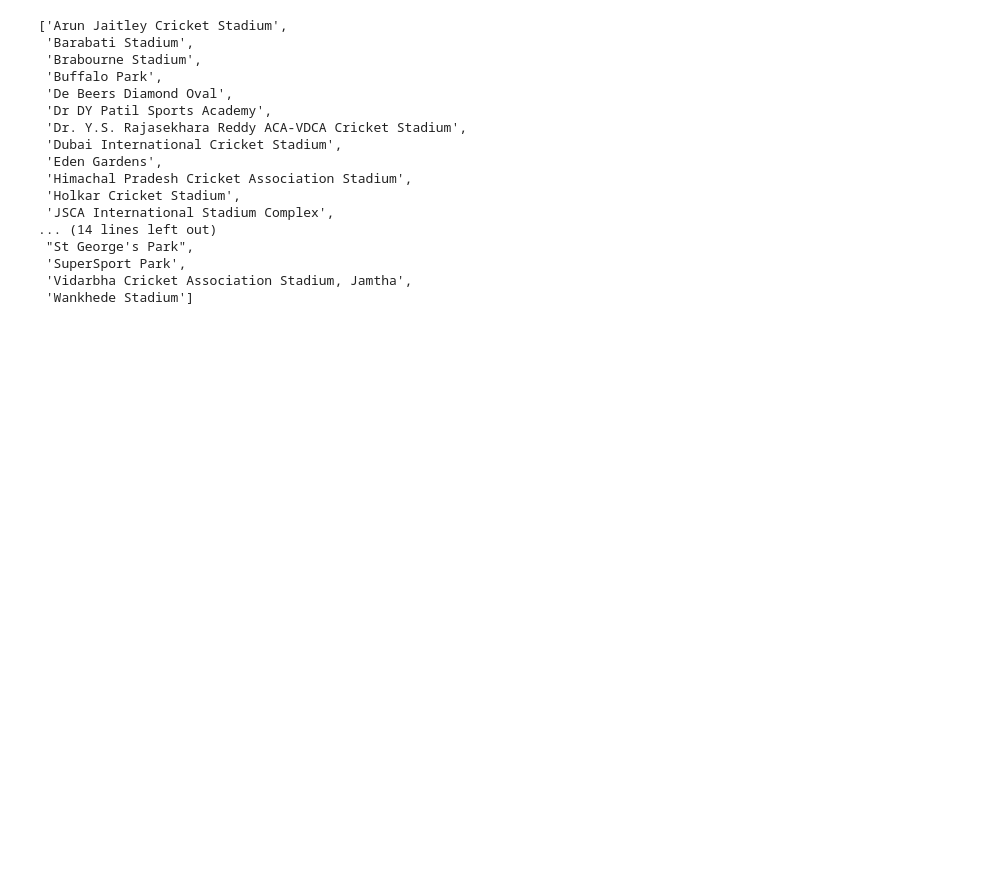
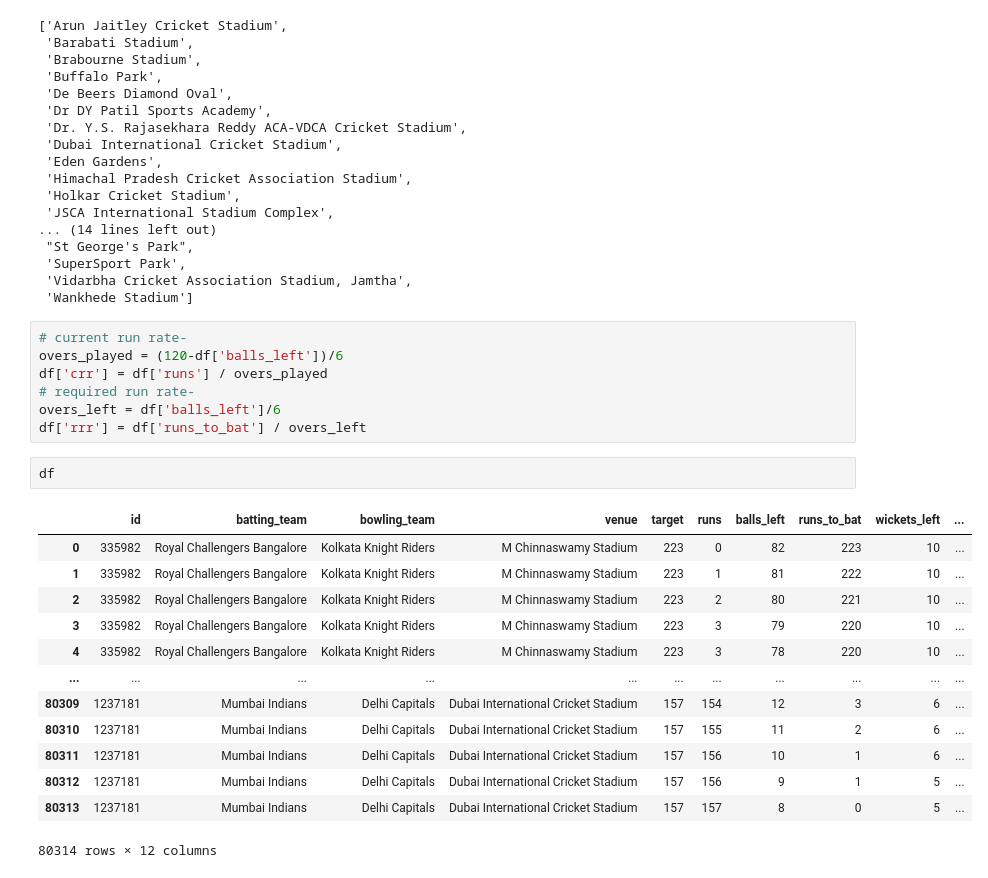
Before and after one commit to prayashdash1729/IPL_win_prediction, a Jupyter notebook: data.ipynb, the cells around one changed output. Saved outputs shown, nothing was run; the diff lists cells and outputs as text; blank space fills up the shorter version.

```diff
--- a/data.ipynb
+++ b/data.ipynb
@@ -617,3 +617,26 @@ sorted(df['venue'].unique())
  'SuperSport Park',
  'Vidarbha Cricket Association Stadium, Jamtha',
  'Wankhede Stadium']
+# %%
+# current run rate-
+overs_played = (120-df['balls_left'])/6
+df['crr'] = df['runs'] / overs_played
+# required run rate-
+overs_left = df['balls_left']/6
+df['rrr'] = df['runs_to_bat'] / overs_left
+# %%
+df
+# %% [output]
+|  | id | batting_team | bowling_team | venue | target | runs | balls_left | runs_to_bat | wickets_left | ... |
+| 0 | 335982 | Royal Challengers Bangalore | Kolkata Knight Riders | M Chinnaswamy Stadium | 223 | 0 | 82 | 223 | 10 | ... |
+| 1 | 335982 | Royal Challengers Bangalore | Kolkata Knight Riders | M Chinnaswamy Stadium | 223 | 1 | 81 | 222 | 10 | ... |
+| 2 | 335982 | Royal Challengers Bangalore | Kolkata Knight Riders | M Chinnaswamy Stadium | 223 | 2 | 80 | 221 | 10 | ... |
+| 3 | 335982 | Royal Challengers Bangalore | Kolkata Knight Riders | M Chinnaswamy Stadium | 223 | 3 | 79 | 220 | 10 | ... |
+| 4 | 335982 | Royal Challengers Bangalore | Kolkata Knight Riders | M Chinnaswamy Stadium | 223 | 3 | 78 | 220 | 10 | ... |
+| ... | ... | ... | ... | ... | ... | ... | ... | ... | ... | ... |
+| 80309 | 1237181 | Mumbai Indians | Delhi Capitals | Dubai International Cricket Stadium | 157 | 154 | 12 | 3 | 6 | ... |
+| 80310 | 1237181 | Mumbai Indians | Delhi Capitals | Dubai International Cricket Stadium | 157 | 155 | 11 | 2 | 6 | ... |
+| 80311 | 1237181 | Mumbai Indians | Delhi Capitals | Dubai International Cricket Stadium | 157 | 156 | 10 | 1 | 6 | ... |
+| 80312 | 1237181 | Mumbai Indians | Delhi Capitals | Dubai International Cricket Stadium | 157 | 156 | 9 | 1 | 5 | ... |
+| 80313 | 1237181 | Mumbai Indians | Delhi Capitals | Dubai International Cricket Stadium | 157 | 157 | 8 | 0 | 5 | ... |
+80314 rows × 12 columns
```
Also changed, not shown: parts of 17 cells of this notebook.
